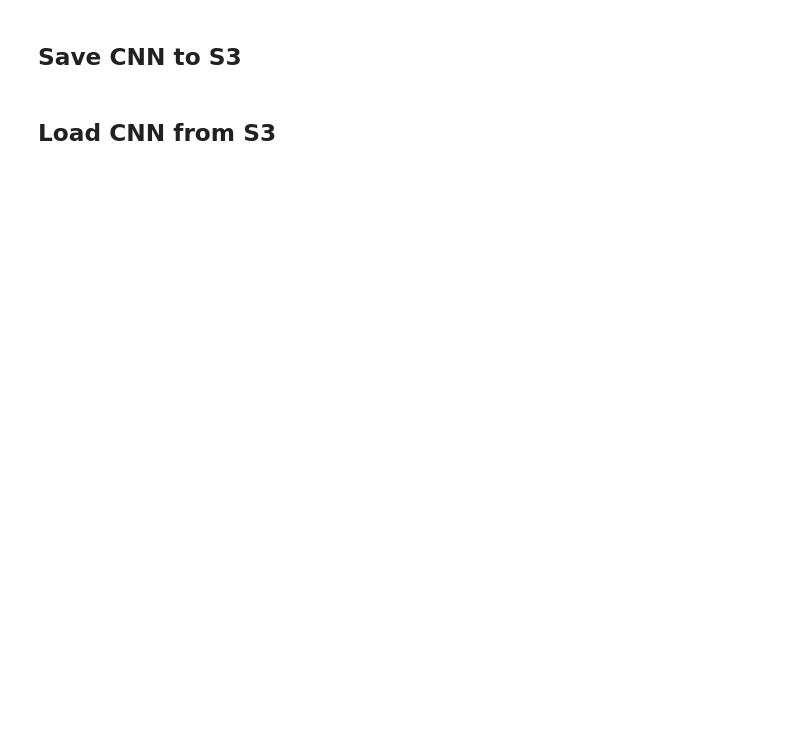
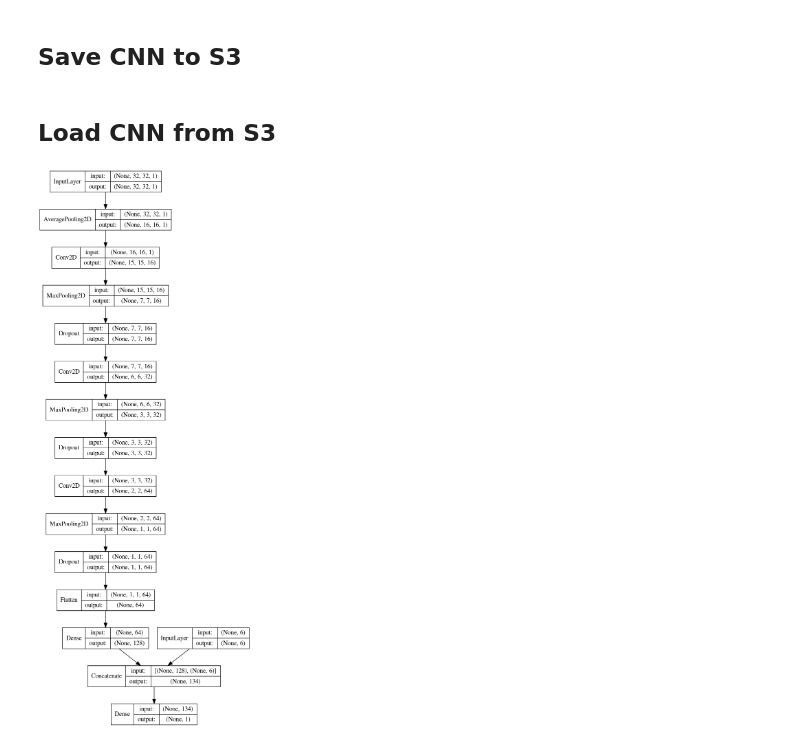
Before and after one commit to lchutny/wildfireplus, a Jupyter notebook: train_cnn_model.ipynb, the cells around one changed output. Cells and saved outputs as stored; diff of their text form; code cells hidden in the pictures; blank space fills up the shorter version.

```diff
--- a/train_cnn_model.ipynb
+++ b/train_cnn_model.ipynb
@@ -297,3 +302,13 @@ new_weights = pull_data_from_s3(s3_client, bucket_name, 'models/model_weights.pi
 
 new_model = keras.Model.from_config(new_config)
 new_model.set_weights(new_weights)
+# %%
+from keras.utils import plot_model
+plot_model(
+    new_model,
+    to_file='model.png',
+    rankdir='TB',
+    show_layer_names=False,
+    show_shapes=True)
+# %% [output]
+[figure, added]
```
Also changed, not shown: parts of 12 cells of this notebook.
